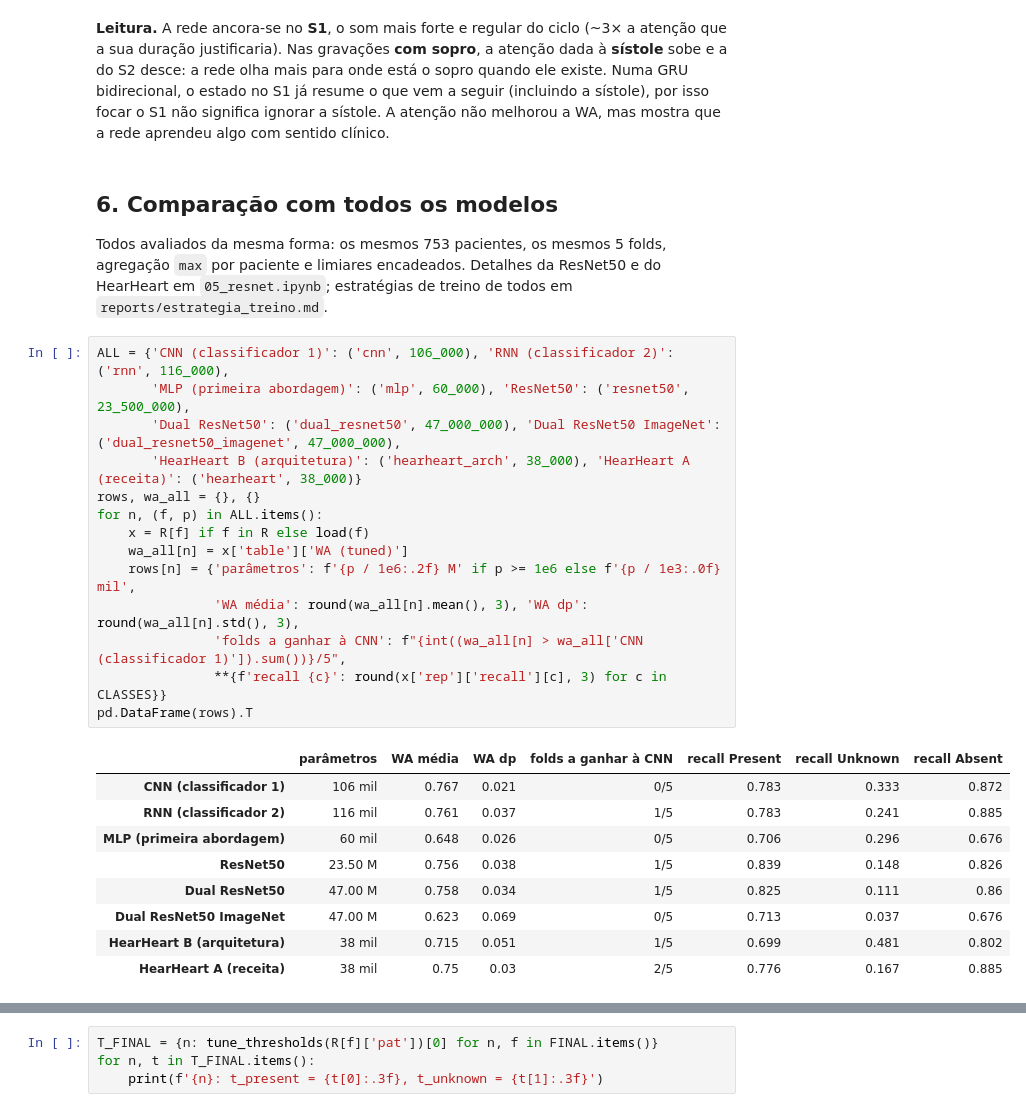
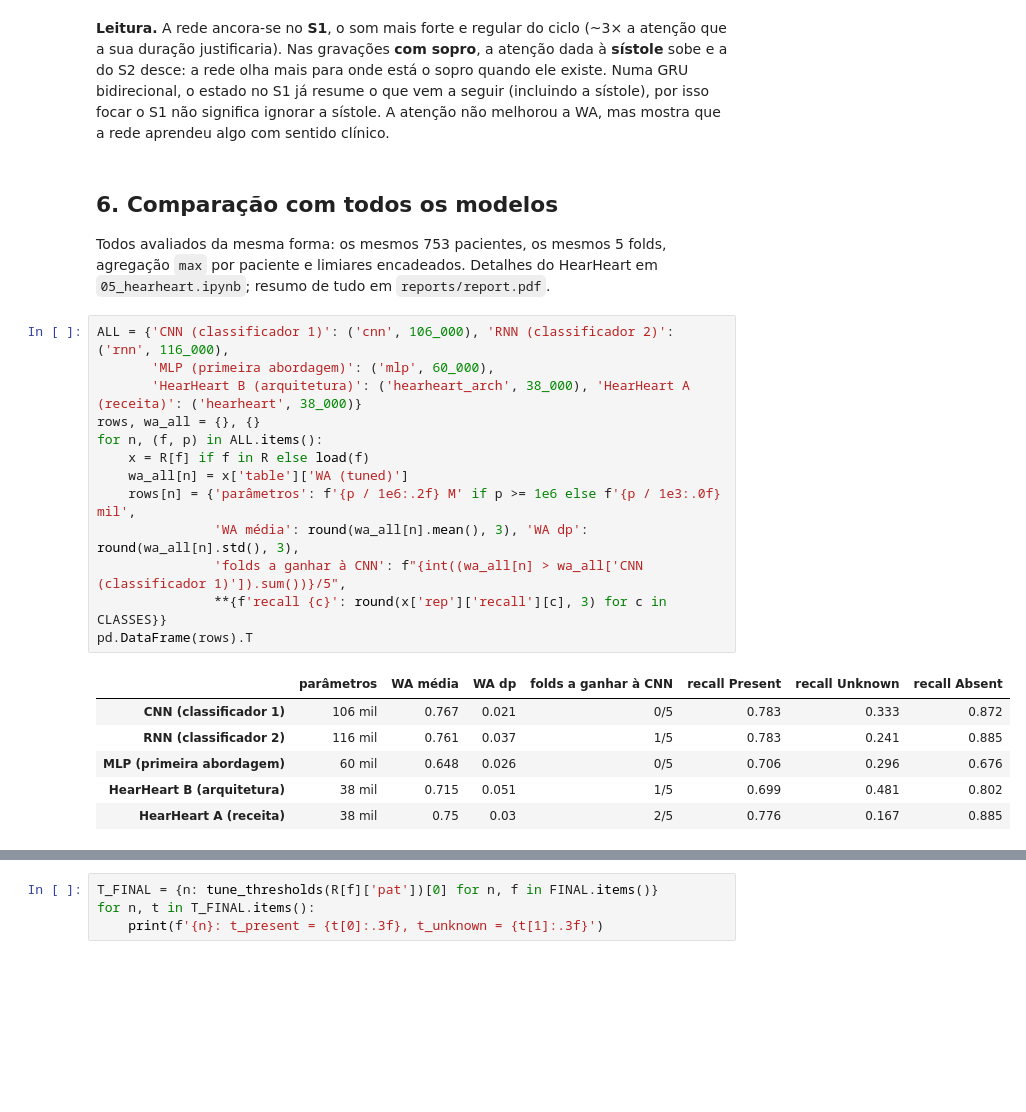
Before and after one commit to amarcos20/FCUP-DL-ML2, a Jupyter notebook: notebooks/06_cnn_rnn.ipynb, the cells around one changed output, grey strips where cells are left out. Saved outputs shown, nothing was run; the diff lists cells and outputs as text; blank space fills up the shorter version.

```diff
--- a/notebooks/06_cnn_rnn.ipynb
+++ b/notebooks/06_cnn_rnn.ipynb
@@ -288,30 +288,25 @@ que a rede aprendeu algo com sentido clínico.
 ## 6. Comparação com todos os modelos
 
 Todos avaliados da mesma forma: os mesmos 753 pacientes, os mesmos 5 folds, agregação `max` por paciente e
-limiares encadeados. Detalhes da ResNet50 e do HearHeart em `05_resnet.ipynb`; estratégias de treino de todos em
-`reports/estrategia_treino.md`.
+limiares encadeados. Detalhes do HearHeart em `05_hearheart.ipynb`; resumo de tudo em `reports/report.pdf`.
 # %%
 ALL = {'CNN (classificador 1)': ('cnn', 106_000), 'RNN (classificador 2)': ('rnn', 116_000),
-       'MLP (primeira abordagem)': ('mlp', 60_000), 'ResNet50': ('resnet50', 23_500_000),
-       'Dual ResNet50': ('dual_resnet50', 47_000_000), 'Dual ResNet50 ImageNet': ('dual_resnet50_imagenet', 47_000_000),
+       'MLP (primeira abordagem)': ('mlp', 60_000),
        'HearHeart B (arquitetura)': ('hearheart_arch', 38_000), 'HearHeart A (receita)': ('hearheart', 38_000)}
 rows, wa_all = {}, {}
 for n, (f, p) in ALL.items():
     x = R[f] if f in R else load(f)
     wa_all[n] = x['table']['WA (tuned)']
     rows[n] = {'parâmetros': f'{p / 1e6:.2f} M' if p >= 1e6 else f'{p / 1e3:.0f} mil',
                'WA média': round(wa_all[n].mean(), 3), 'WA dp': round(wa_all[n].std(), 3),
                'folds a ganhar à CNN': f"{int((wa_all[n] > wa_all['CNN (classificador 1)']).sum())}/5",
                **{f'recall {c}': round(x['rep']['recall'][c], 3) for c in CLASSES}}
 pd.DataFrame(rows).T
 # %% [output]
 |  | parâmetros | WA média | WA dp | folds a ganhar à CNN | recall Present | recall Unknown | recall Absent |
 | CNN (classificador 1) | 106 mil | 0.767 | 0.021 | 0/5 | 0.783 | 0.333 | 0.872 |
 | RNN (classificador 2) | 116 mil | 0.761 | 0.037 | 1/5 | 0.783 | 0.241 | 0.885 |
 | MLP (primeira abordagem) | 60 mil | 0.648 | 0.026 | 0/5 | 0.706 | 0.296 | 0.676 |
-| ResNet50 | 23.50 M | 0.756 | 0.038 | 1/5 | 0.839 | 0.148 | 0.826 |
-| Dual ResNet50 | 47.00 M | 0.758 | 0.034 | 1/5 | 0.825 | 0.111 | 0.86 |
-| Dual ResNet50 ImageNet | 47.00 M | 0.623 | 0.069 | 0/5 | 0.713 | 0.037 | 0.676 |
 | HearHeart B (arquitetura) | 38 mil | 0.715 | 0.051 | 1/5 | 0.699 | 0.481 | 0.802 |
 | HearHeart A (receita) | 38 mil | 0.75 | 0.03 | 2/5 | 0.776 | 0.167 | 0.885 |
 # %%
```
Also changed, not shown: parts of 4 cells of this notebook, 41 other files.
